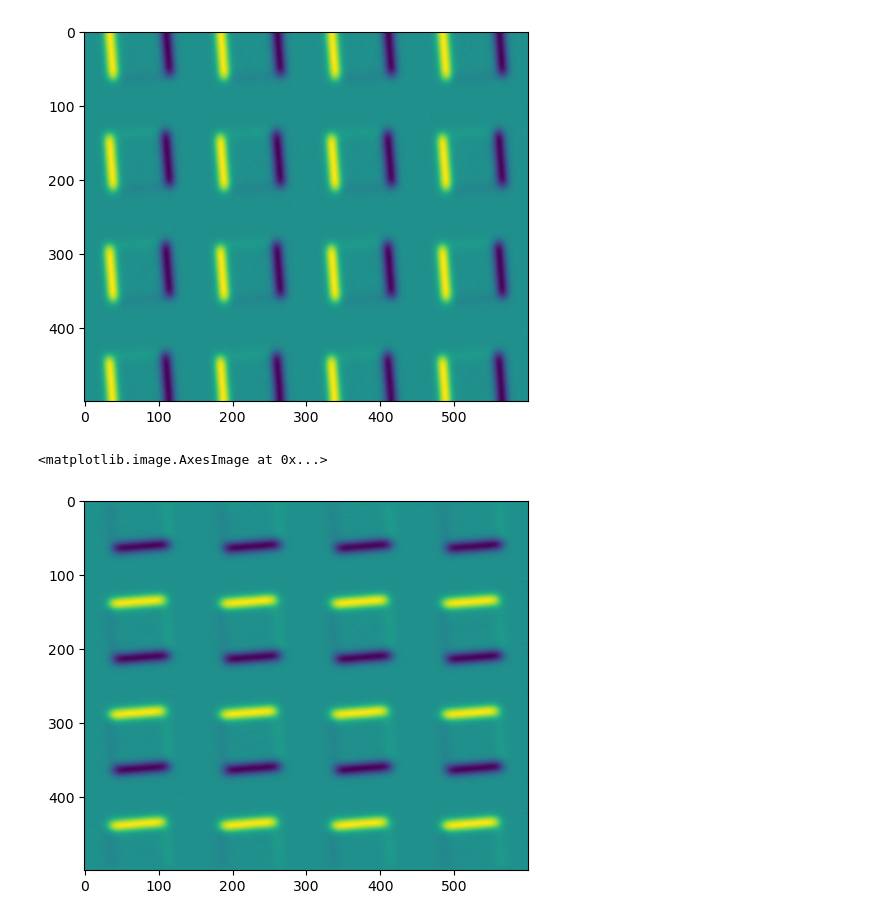
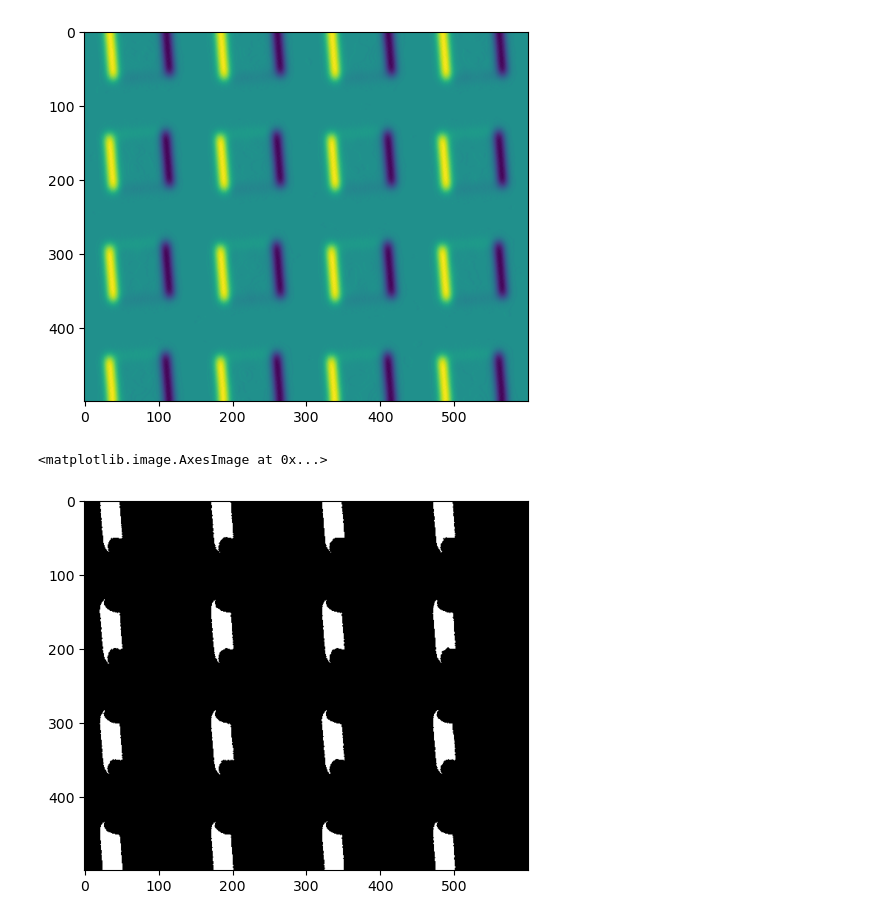
Before and after one commit to chriscannon9001/opticiq, a Jupyter notebook: docs/demoSlantEdgeIQ.ipynb, the cells around one changed output. Drawn from its saved outputs; the diff is of its cells as text; code cells hidden in the pictures.

```diff
--- a/docs/demoSlantEdgeIQ.ipynb
+++ b/docs/demoSlantEdgeIQ.ipynb
@@ -27,9 +28,9 @@ plt.imshow(imG['I_x'])
 # %% [output]
 <matplotlib.image.AxesImage at 0x...>
 [figure]
-# %%
-# show (dI/dy) of blurred
-plt.imshow(imG['I_y'])
-# %% [output]
-<matplotlib.image.AxesImage at 0x...>
-[figure, removed]
+# %%
+# show all masks for ver edges, positive going
+plt.imshow(imG['mask_v_pos'], cmap='gray')
+# %% [output]
+<matplotlib.image.AxesImage at 0x...>
+[figure, added]
```
Also changed, not shown: parts of 5 cells of this notebook, 5 other files.
